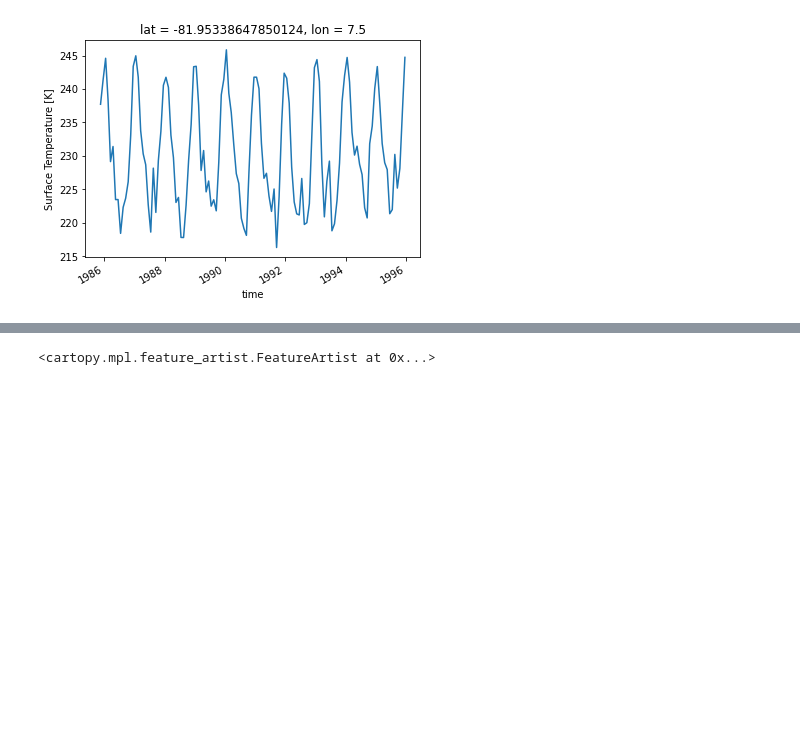
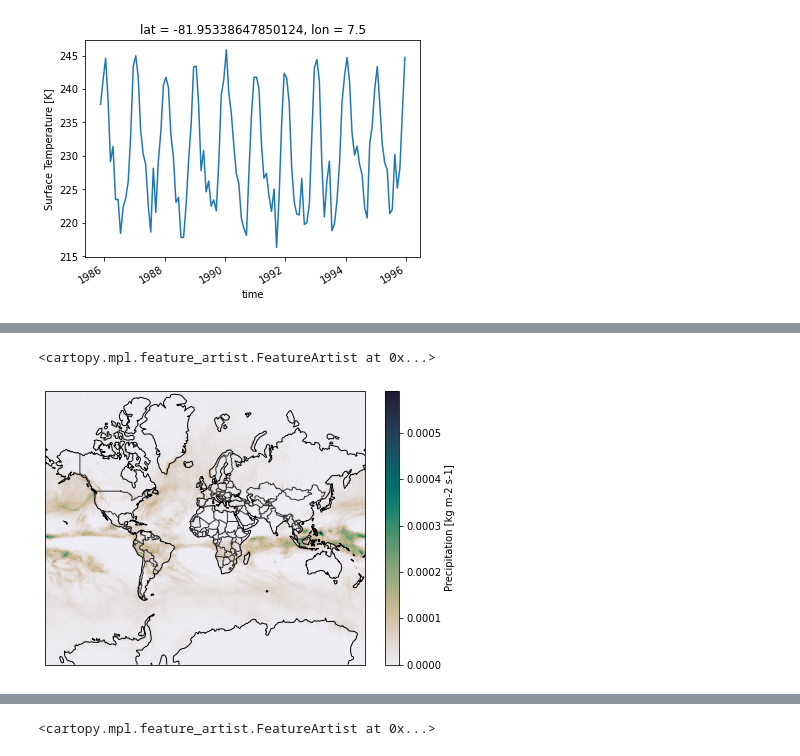
Before and after one commit to adv-py-geos/adv-py-geos, a Jupyter notebook: HW1/Climate Model - CMIP5/CMIP5-Lance.ipynb, the cells around one changed output, grey strips where cells are left out. Saved outputs shown, nothing was run; the diff lists cells and outputs as text; code cells hidden in the pictures; blank space fills up the shorter version.

```diff
--- a/HW1/Climate Model - CMIP5/CMIP5-Lance.ipynb
+++ b/HW1/Climate Model - CMIP5/CMIP5-Lance.ipynb
@@ -130,0 +146,14 @@ ds.ts.hvplot(kind = 'scatter')
+# %%
+fig = plt.figure()
+xx, yy = np.meshgrid(ds_precip.lon, ds_precip.lat)
+
+ax = fig.add_axes([0.06, 0.01, 0.93, 0.95], projection=ccrs.Mercator())
+mappable = ax.pcolormesh(xx, yy, ds_precip.pr[1,:,:], cmap = cmo.rain, transform = ccrs.PlateCarree())
+cbar = fig.colorbar(mappable)
+cbar.set_label('Precipitation [kg m-2 s-1]')
+
+ax.add_feature(cfeature.COASTLINE)
+ax.add_feature(cfeature.BORDERS, linestyle='-', edgecolor='0.2')
+# %% [output]
+<cartopy.mpl.feature_artist.FeatureArtist at 0x...>
+[figure, added]
```
Also changed, not shown: parts of 19 cells of this notebook.
